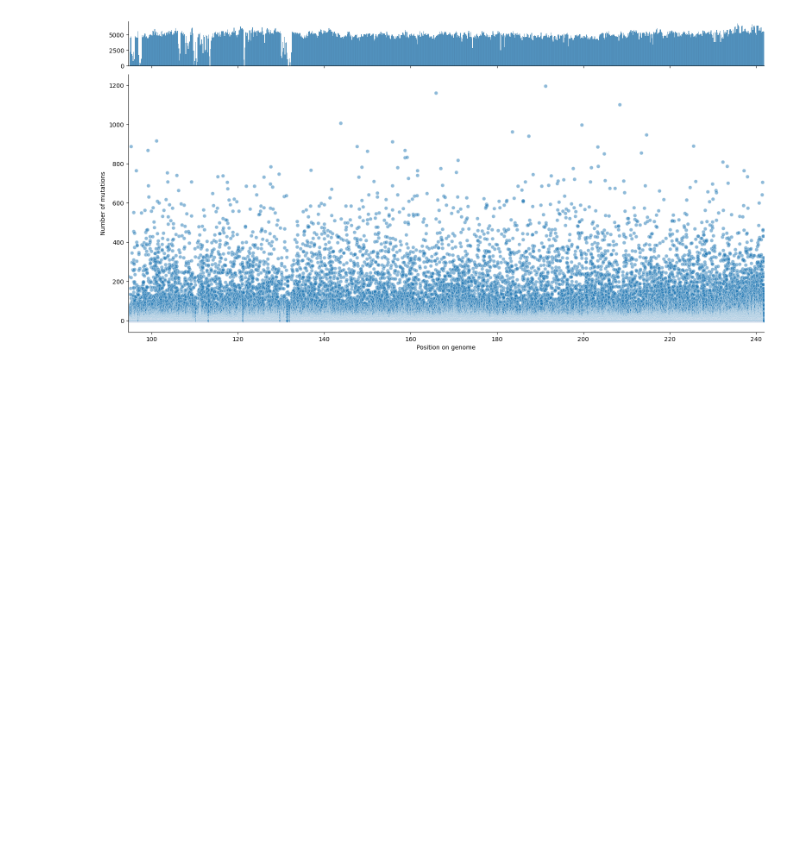
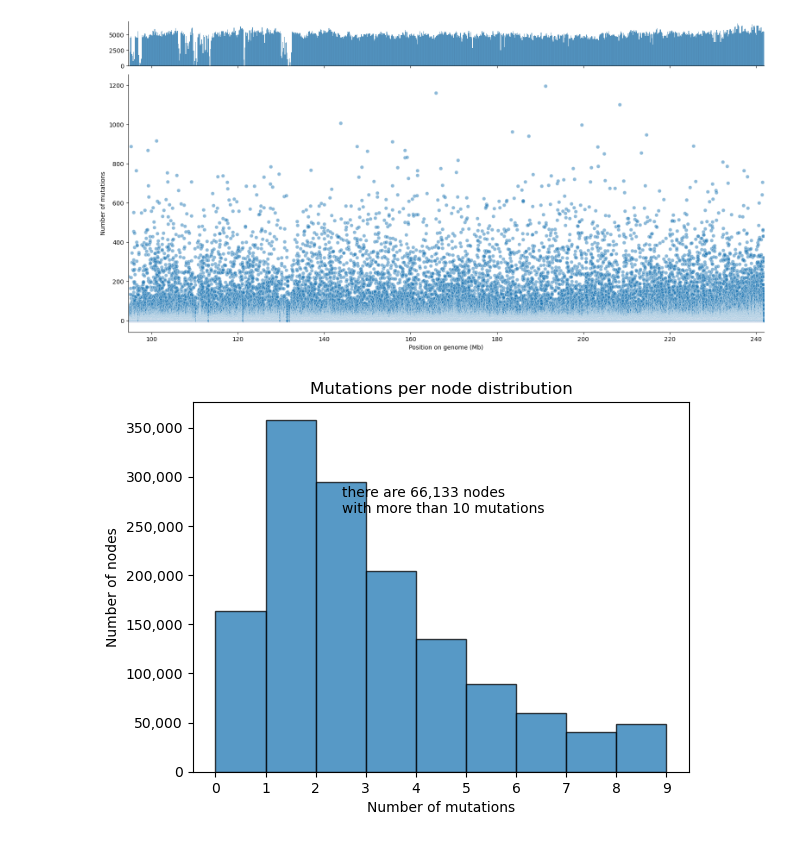
Before and after one commit to tskit-dev/tsbrowse, a Jupyter notebook: qc-template.ipynb, the cells around one changed output. Saved outputs shown, nothing was run; the diff lists cells and outputs as text; code cells hidden in the pictures; blank space fills up the shorter version.

Commit message:
Added function to plot mutations per node. Added thousands separator to axis labels. Closes issue #5

```diff
--- a/qc-template.ipynb
+++ b/qc-template.ipynb
@@ -40,3 +36,7 @@ tinfo.plot_mutations_per_site_distribution(max_num_muts=10, show_counts=True)
 tinfo.plot_mutations_per_site_along_seq(zoom_start=None, zoom_end=None)
 # %% [output]
 [figure]
+# %%
+tinfo.plot_mutations_per_node(max_num_muts=10)
+# %% [output]
+[figure, added]
```
Also changed, not shown: parts of 2 cells of this notebook, 1 other file.
